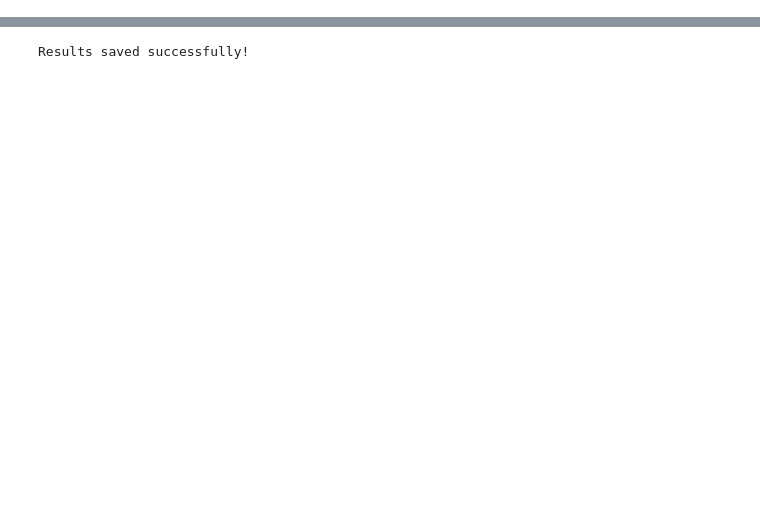
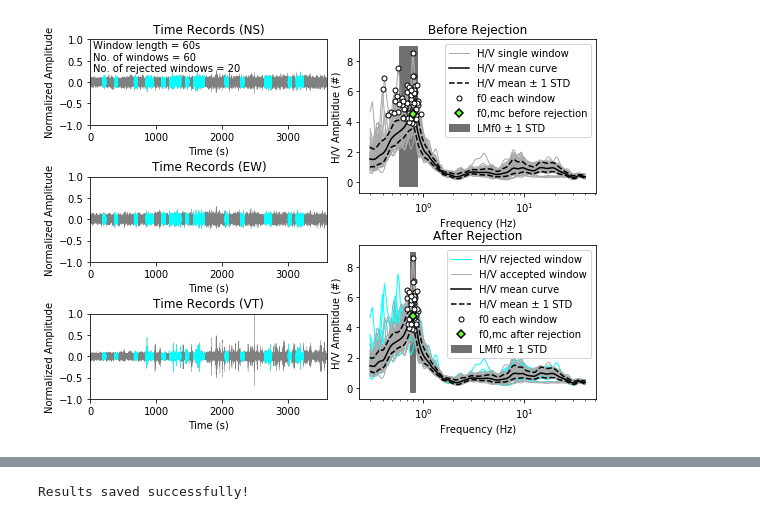
Before and after one commit to jpvantassel/hvsrpy, a Jupyter notebook: examples/simple_hvsrpy_interface.ipynb, the cells around one changed output, grey strips where cells are left out. Saved outputs shown, nothing was run; the diff lists cells and outputs as text; code cells hidden in the pictures; blank space fills up the shorter version.

Commit message:
:sparkles: change figure in example to match cox et al

```diff
--- a/examples/simple_hvsrpy_interface.ipynb
+++ b/examples/simple_hvsrpy_interface.ipynb
@@ -46,11 +45,11 @@ import time
 # %%
-# Input file name (may be relative or a full path).
-file_name = "UT.STN11.A2_C50.miniseed"
+# Input file name (may be a relative or full path).
+# file_name = "UT.STN11.A2_C50.miniseed"
 # file_name = "UT.STN11.A2_C150.miniseed"
 # file_name = "UT.STN12.A2_C50.miniseed"
-# file_name = "UT.STN12.A2_C150.miniseed"
+file_name = "UT.STN12.A2_C150.miniseed"
 
-# Window length in seconds. In general low frequency peaks require longer window lengths. See SESAME guidelines for specific window length recommendations.
+# Window length in seconds. In general low frequency peaks require longer window lengths. See the SESAME guidelines for specific window length recommendations.
 windowlength = 60
 
 # Boolean to control whether Butterworth filter is applied. Geopsy does not apply a bandpass filter.
@@ -150,0 +104,85 @@ Number of iterations to convergence is 2 of 50 allowed.
+# %%
+# Create figure and axs
+fig = plt.figure(figsize=(8,6))
+gs = fig.add_gridspec(6,6)
+
+ax0 = fig.add_subplot(gs[0:2, 0:3])
+ax1 = fig.add_subplot(gs[2:4, 0:3])
+ax2 = fig.add_subplot(gs[4:6, 0:3])
+
+if rejection_bool:
+    ax3 = fig.add_subplot(gs[0:3, 3:6])
+    ax4 = fig.add_subplot(gs[3:6, 3:6])
+else:
+    ax3 = fig.add_subplot(gs[1:5, 3:6])
+    ax4 = False
+
+# Plot H/V
+start = time.time()
+sensor = hvsrpy.Sensor3c.from_mseed(file_name)
+bp_filter = {"flag":filter_bool, "flow":flow, "fhigh":fhigh, "order":forder}
+resampling = {"minf":minf, "maxf":maxf, "nf":nf, "res_type":res_type}
+hv = sensor.hv(windowlength, bp_filter, width, bandwidth, resampling, method)
+end = time.time()
+print(f"Elapsed Time: {str(end-start)[0:4]} seconds")
+
+for ax, title in zip([ax3, ax4], ["Before Rejection", "After Rejection"]):
+    if title=="After Rejection":
+        for amp in hv.amp[hv.rejected_window_indices]:
+            ax.plot(hv.frq, amp, color='#00ffff', linewidth=1.0, zorder=2)
+        ax.plot(hv.frq, amp, color='#00ffff', linewidth=1.0, label="H/V rejected window")
+    for amp in hv.amp[hv.valid_window_indices]:
+        ax.plot(hv.frq, amp, color='#aaaaaa', linewidth=1)
+    label = "H/V single window" if title=="Before Rejection" else "H/V accepted window"
+    ax.plot(hv.frq, amp, color='#aaaaaa', label=label, linewidth=1)
+    ax.plot(hv.frq, hv.mean_curve(distribution_mc), color='k', label='H/V mean curve', linewidth=1.5)
+    ax.plot(hv.frq, hv.nstd_curve(-1, distribution_mc), color='k', linestyle='--', label='H/V mean ± 1 STD', linewidth=1.5)
+    ax.plot(hv.frq, hv.nstd_curve(+1, distribution_mc), color='k', linestyle='--', linewidth=1.5)
+    ax.plot(hv.peak_frq, hv.peak_amp,
+            marker='o', markersize=5, markerfacecolor='white', markeredgewidth=1.0, markeredgecolor='k', linestyle="", label='f0 each window')
+    label = "f0,mc before rejection" if title=="Before Rejection" else "f0,mc after rejection"
+    ax.plot(hv.mc_peak_frq(distribution_mc), hv.mc_peak_amp(distribution_mc),
+            marker='D', markersize=5, markerfacecolor='#66ff33', markeredgewidth=1.5, markeredgecolor='k',
+            linestyle="", label=label)
+    label = "LMf0 ± 1 STD" if distribution_f0=="log-normal" else "Mean f0 ± 1 STD"
+    ax.fill([hv.nstd_f0_frq(-1, distribution_f0)]*2 + [hv.nstd_f0_frq(+1, distribution_f0)]*2, [min(ax.get_ylim())] + [max(ax.get_ylim())]*2 + [min(ax.get_ylim())],
+            color = "#707070", label=label)
+    # ax.errorbar(hv.mean_f0(distribution_f0), 5, xerr=hv.std_f0(distribution_f0), marker='o', color='r', capsize=5, zorder=6.0,
+    #            label='LMf0 ± 1 STD')
+    if rejection_bool and title=="Before Rejection":
+        c_iter = hv.reject_windows(n, max_iterations=n_iteration, distribution_f0=distribution_f0, distribution_mc=distribution_mc)
+        print(f"Number of Iterations to Convergence: {c_iter} of {n_iteration} allowed.\n")
+    ax.legend()
+    ax.set_xscale('log')
+    ax.set_xlabel("Frequency (Hz)")
+    ax.set_ylabel("H/V Ampltidue (#)")
+    if not rejection_bool:
+        break
+    ax.set_title(title)
+
+print()
+hv.print_stats(distribution_f0)
+print()
+
+# Plot time records
+norm_factor = sensor.normalization_factor
+for ax, timerecord, name in zip([ax0,ax1,ax2], [sensor.ns, sensor.ew, sensor.vt], ["NS", "EW", "VT"]):
+    ctime = timerecord.time
+    amp = timerecord.amp/norm_factor
+    ax.plot(ctime.T, amp.T, linewidth=0.3, color="gray")
+    ax.set_title(f"Time Records ({name})")
+    ax.set_yticks([-1, -0.5, 0, 0.5, 1])
+    ax.set_xlim(0, windowlength*timerecord.n_windows)
+    ax.set_ylim(-1, 1)
+    ax.set_xlabel('Time (s)')
+    ax.set_ylabel('Normalized Amplitude')
+
+    for window_index in hv.rejected_window_indices:
+        ax.plot(ctime[window_index], amp[window_index], linewidth=0.3, color="cyan")
+
+ax0.text(0.01, 0.99, f"Window length = {str(windowlength)}s\nNo. of windows = {sensor.ns.n_windows} \nNo. of rejected windows = {len(hv.rejected_window_indices)}",
+         ha='left', va='top', transform=ax0.transAxes)
+
+fig.tight_layout(h_pad=0.1, w_pad=0.1)
+plt.show()
+# %% [output]
@@ -151,2 +197,3 @@ Number of iterations to convergence is 2 of 50 allowed.
+[figure, added]
 # %% [markdown]
 ## Save Figure to File
```
Also changed, not shown: parts of 14 cells of this notebook, 2 other files.
